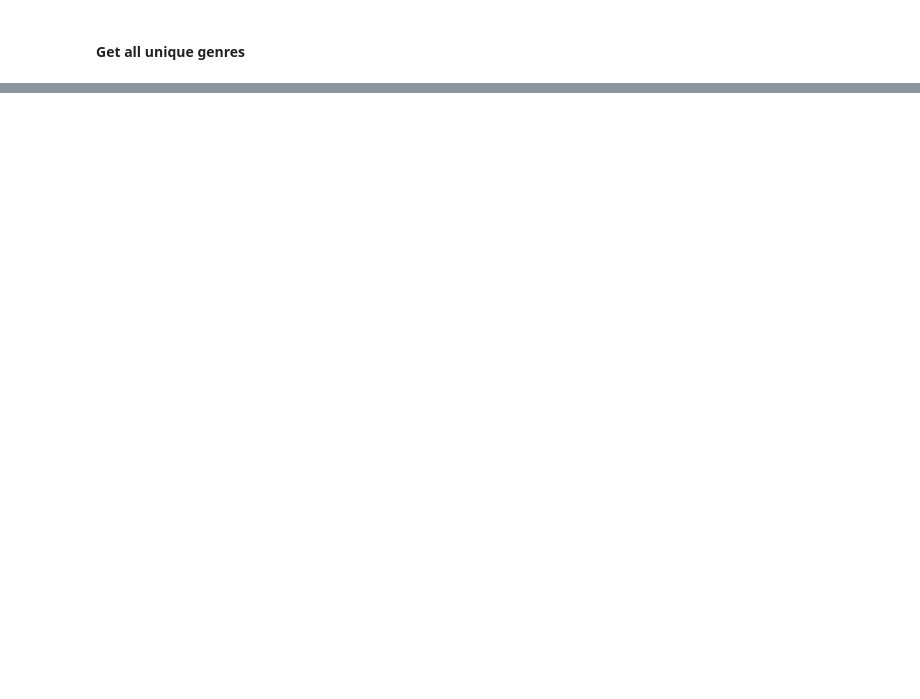
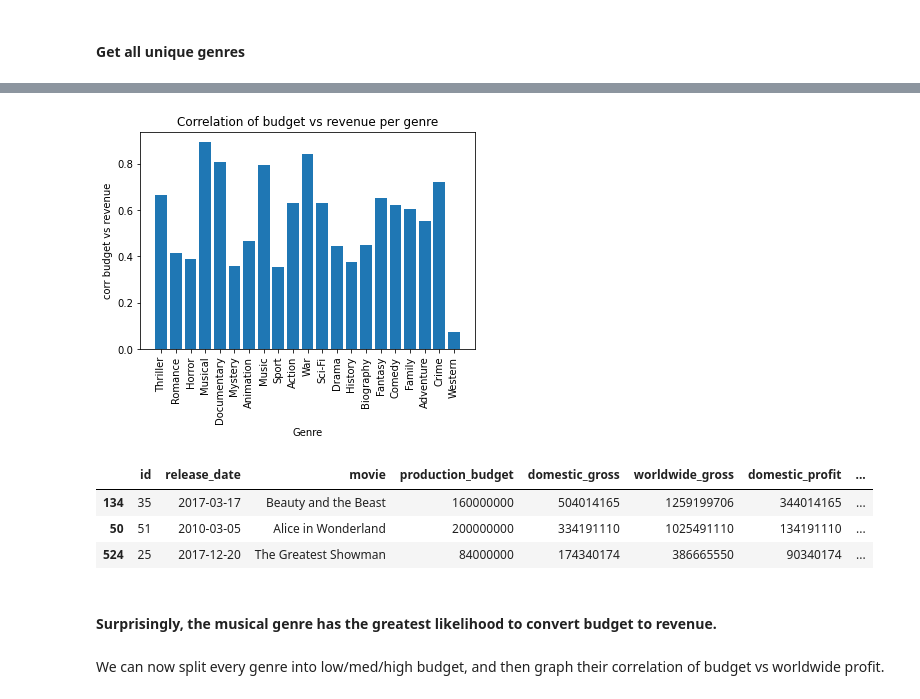
Before and after one commit to mitchallison2/Microsoft-Movie-Project, a Jupyter notebook: Genre vs charts.ipynb, the cells around one changed output, grey strips where cells are left out. Saved outputs shown, nothing was run; the diff lists cells and outputs as text; code cells hidden in the pictures; blank space fills up the shorter version.

```diff
--- a/Genre vs charts.ipynb
+++ b/Genre vs charts.ipynb
@@ -205,0 +138,25 @@ AttributeError: 'PathCollection' object has no attribute 'legend'
+# %%
+genres_corr = {}
+for genre,frame in genres_df.items():
+    corr = frame['production_budget'].corr(frame['worldwide_profit'])
+    genres_corr[genre] = corr
+#     print(f"{genre}: has a corr of {corr}")
+# %%
+plt.bar(genres_corr.keys(), genres_corr.values())
+plt.xticks(rotation='vertical')
+plt.xlabel('Genre')
+plt.ylabel('corr budget vs revenue')
+plt.title('Correlation of budget vs revenue per genre');
+# %% [output]
+[figure, added]
+# %%
+genres_df['Musical'].sort_values(['worldwide_profit'], ascending=False).head(3)
+# %% [output]
+|  | id | release_date | movie | production_budget | domestic_gross | worldwide_gross | domestic_profit | ... |
+| 134 | 35 | 2017-03-17 | Beauty and the Beast | 160000000 | 504014165 | 1259199706 | 344014165 | ... |
+| 50 | 51 | 2010-03-05 | Alice in Wonderland | 200000000 | 334191110 | 1025491110 | 134191110 | ... |
+| 524 | 25 | 2017-12-20 | The Greatest Showman | 84000000 | 174340174 | 386665550 | 90340174 | ... |
+# %% [markdown]
+#### Surprisingly, the musical genre has the greatest likelihood to convert budget to revenue.
+# %% [markdown]
+We can now split every genre into low/med/high budget, and then graph their correlation of budget vs worldwide profit.
```
Also changed, not shown: parts of 32 cells of this notebook.
